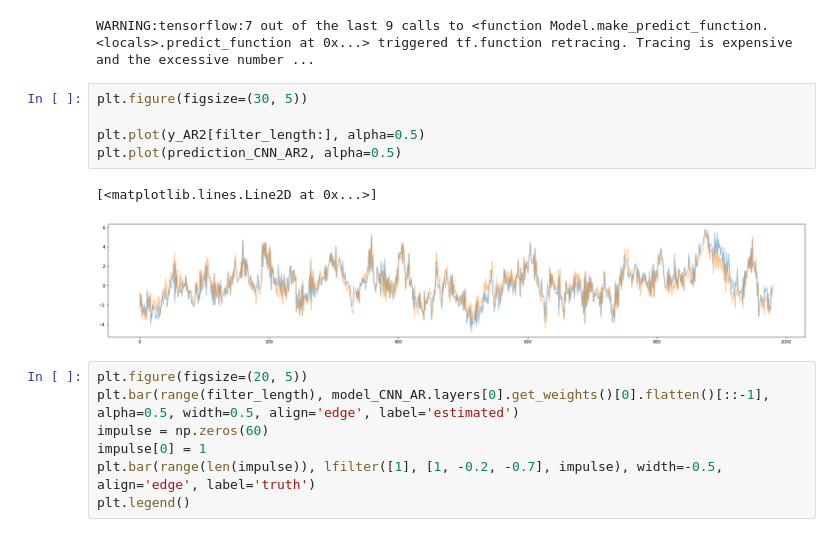
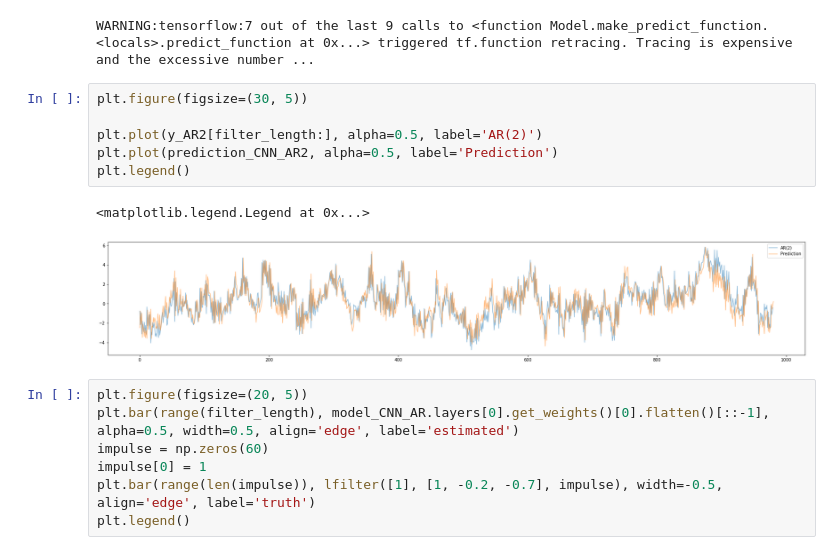
Before and after one commit to facu-s/12-RNN, a Jupyter notebook: 100_MA_AR_Example.ipynb, the cells around one changed output. Cells and saved outputs as stored; diff of their text form.

```diff
--- a/100_MA_AR_Example.ipynb
+++ b/100_MA_AR_Example.ipynb
@@ -204,11 +224,12 @@ WARNING:tensorflow:7 out of the last 9 calls to <function Model.make_predict_fun
 # %%
 plt.figure(figsize=(30, 5))
 
-plt.plot(y_AR2[filter_length:], alpha=0.5)
-plt.plot(prediction_CNN_AR2, alpha=0.5)
+plt.plot(y_AR2[filter_length:], alpha=0.5, label='AR(2)')
+plt.plot(prediction_CNN_AR2, alpha=0.5, label='Prediction')
+plt.legend()
 # %% [output]
-[<matplotlib.lines.Line2D at 0x...>]
+<matplotlib.legend.Legend at 0x...>
-[figure, old version]
+[figure, new version]
 # %%
 plt.figure(figsize=(20, 5))
 plt.bar(range(filter_length), model_CNN_AR.layers[0].get_weights()[0].flatten()[::-1], alpha=0.5, width=0.5, align='edge', label='estimated')
```
Also changed, not shown: parts of 36 cells of this notebook, 1 other file.
